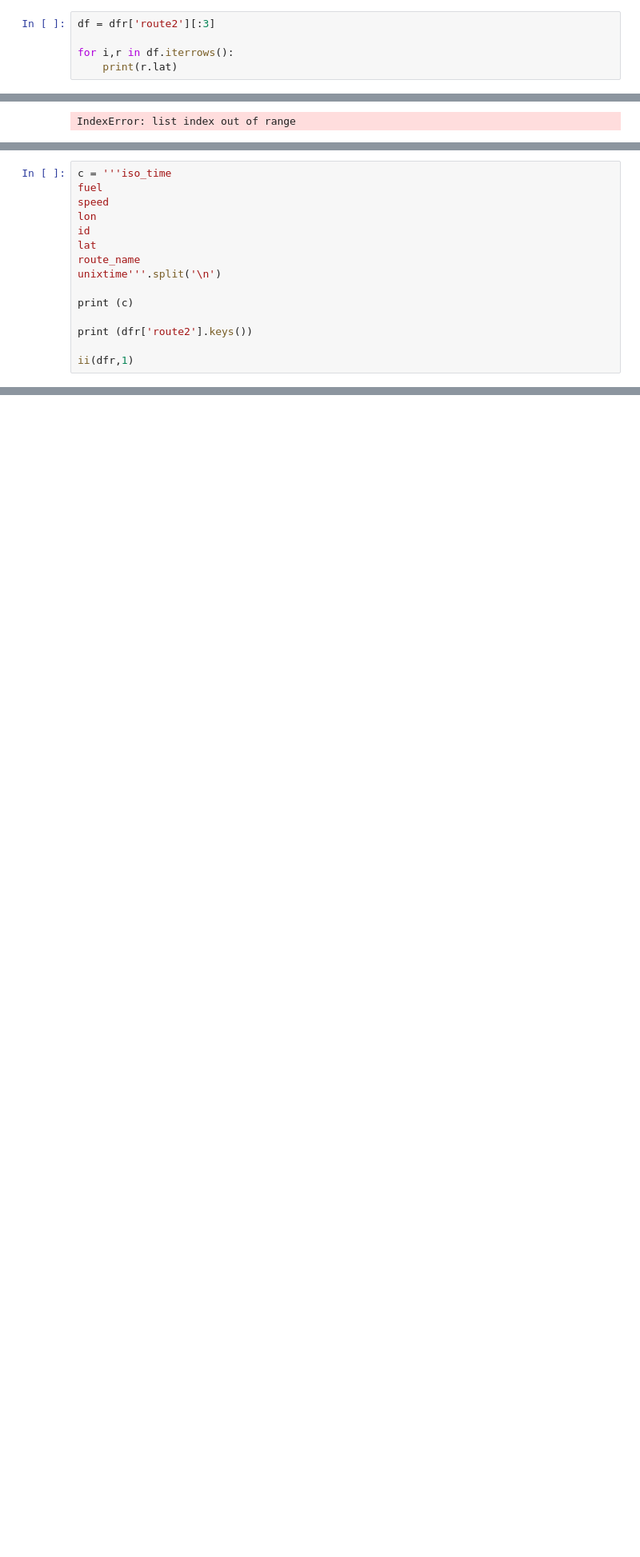
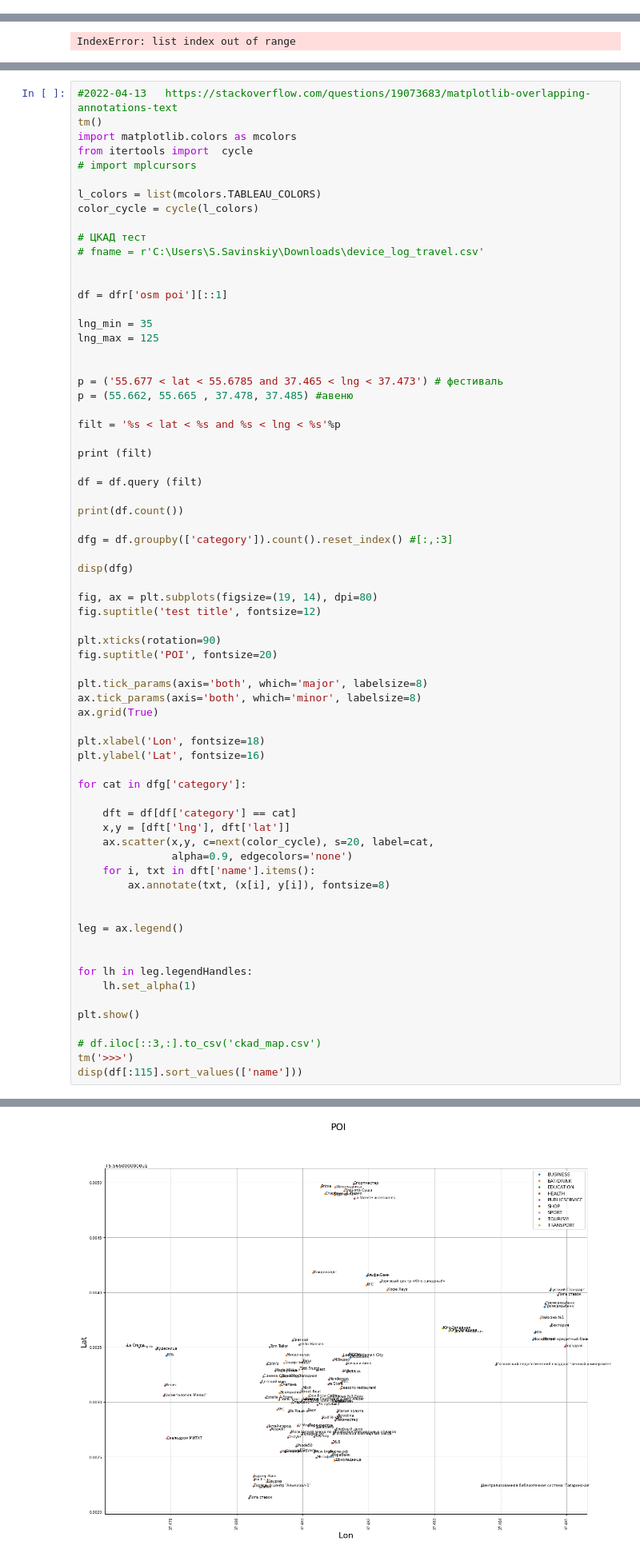
Before and after one commit to codeup1054/jnlab, a Jupyter notebook: 10.POI.ipynb, the cells around one changed output, grey strips where cells are left out. Shown at 80% size. Drawn from its saved outputs; the diff is of its cells as text; blank space fills up the shorter version.

```diff
--- a/10.POI.ipynb
+++ b/10.POI.ipynb
@@ -169,5 +370,0 @@ gs[2:]
-# %%
-df = dfr['route2'][:3]
-
-for i,r in df.iterrows():
-    print(r.lat)
@@ -632,15 +632,0 @@ dtype: int64]
-# %%
-c = '''iso_time
-fuel
-speed
-lon
-id
-lat
-route_name
-unixtime'''.split('\n')
-
-print (c)
-
-print (dfr['route2'].keys())
-
-ii(dfr,1)
@@ -852,0 +671,70 @@ dtype: int64]
+# %%
+#2022-04-13   https://stackoverflow.com/questions/19073683/matplotlib-overlapping-annotations-text
+tm()
+import matplotlib.colors as mcolors
+from itertools import  cycle
+# import mplcursors
+
+l_colors = list(mcolors.TABLEAU_COLORS)
+color_cycle = cycle(l_colors)
+
+# ЦКАД тест
+# fname = r'C:\Users\S.Savinskiy\Downloads\device_log_travel.csv'
+
+
+df = dfr['osm poi'][::1]
+
+lng_min = 35
+lng_max = 125
+
+
+p = ('55.677 < lat < 55.6785 and 37.465 < lng < 37.473') # фестиваль
+p = (55.662, 55.665 , 37.478, 37.485) #авеню
+
+filt = '%s < lat < %s and %s < lng < %s'%p
+
+print (filt)
+
+df = df.query (filt)
+
+print(df.count())
+
+dfg = df.groupby(['category']).count().reset_index() #[:,:3]
+
+disp(dfg)
+
+fig, ax = plt.subplots(figsize=(19, 14), dpi=80)
+fig.suptitle('test title', fontsize=12)
+
+plt.xticks(rotation=90)
+fig.suptitle('POI', fontsize=20)
+
+plt.tick_params(axis='both', which='major', labelsize=8)
+ax.tick_params(axis='both', which='minor', labelsize=8)
+ax.grid(True)
+
+plt.xlabel('Lon', fontsize=18)
+plt.ylabel('Lat', fontsize=16)
+
+for cat in dfg['category']:
+
+    dft = df[df['category'] == cat]
+    x,y = [dft['lng'], dft['lat']]
+    ax.scatter(x,y, c=next(color_cycle), s=20, label=cat,
+               alpha=0.9, edgecolors='none')
+    for i, txt in dft['name'].items():
+        ax.annotate(txt, (x[i], y[i]), fontsize=8)
+
+
+leg = ax.legend()
+
+
+for lh in leg.legendHandles:
+    lh.set_alpha(1)
+
+plt.show()
+
+# df.iloc[::3,:].to_csv('ckad_map.csv')
+tm('>>>')
+disp(df[:115].sort_values(['name']))
+# %% [output]
@@ -852,0 +760 @@ dtype: int64]
+[figure, added]
```
Also changed, not shown: parts of 32 cells of this notebook, 1 other file.
